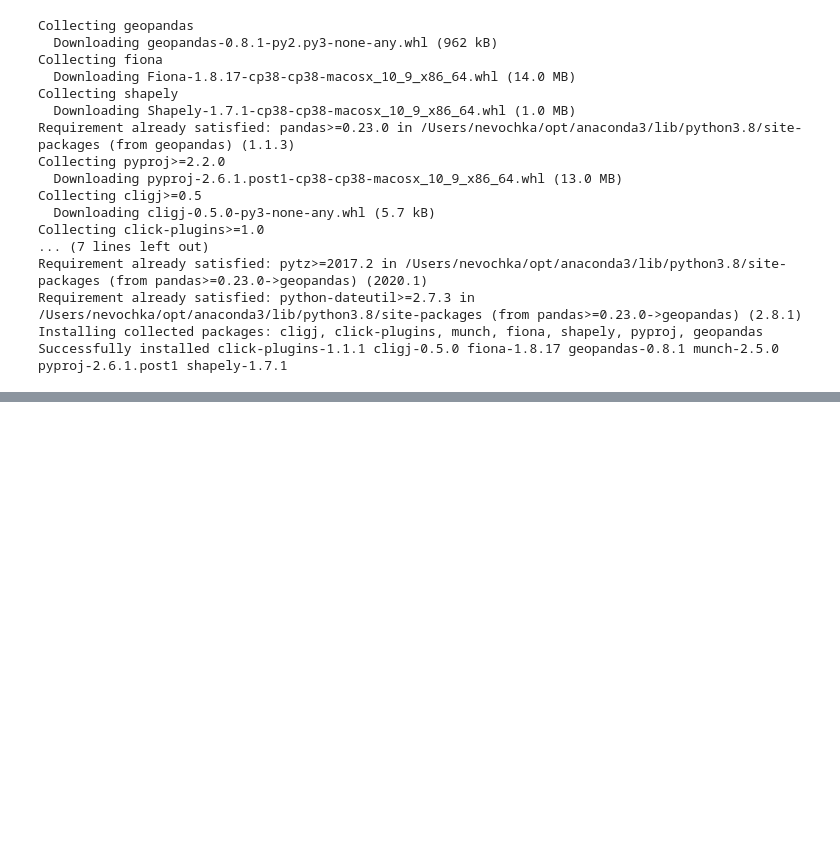
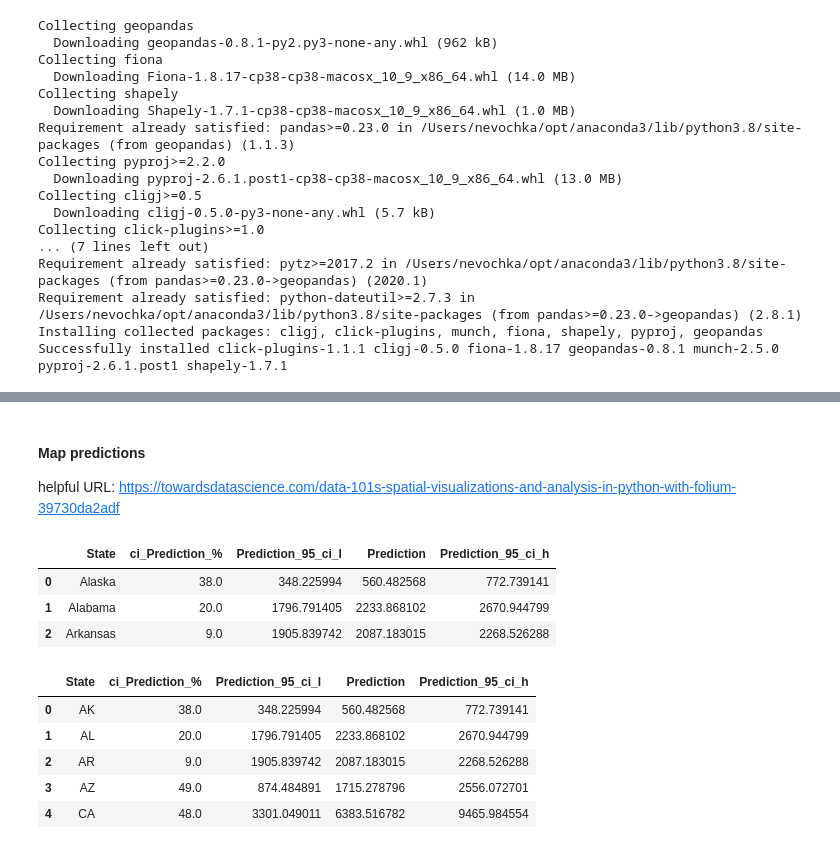
Before and after one commit to ClementGendler/Project5-Team5, a Jupyter notebook: Mapping-HOW-TO.ipynb, the cells around one changed output, grey strips where cells are left out. Saved outputs shown, nothing was run; the diff lists cells and outputs as text; code cells hidden in the pictures; blank space fills up the shorter version.

```diff
--- a/Mapping-HOW-TO.ipynb
+++ b/Mapping-HOW-TO.ipynb
@@ -26,0 +74,3 @@ Successfully installed click-plugins-1.1.1 cligj-0.5.0 fiona-1.8.17 geopandas-0.
+# %% [markdown]
+#### Map predictions
+helpful URL:  https://towardsdatascience.com/data-101s-spatial-visualizations-and-analysis-in-python-with-folium-39730da2adf
@@ -26,0 +81,11 @@ Successfully installed click-plugins-1.1.1 cligj-0.5.0 fiona-1.8.17 geopandas-0.
+# %%
+preds = pd.read_csv('./data/statepreds.csv')
+# %%
+preds = preds.drop(columns=['Unnamed: 0'], axis=1)
+# %%
+preds.head(3)
+# %% [output]
+|  | State | ci_Prediction_% | Prediction_95_ci_l | Prediction | Prediction_95_ci_h |
+| 0 | Alaska | 38.0 | 348.225994 | 560.482568 | 772.739141 |
+| 1 | Alabama | 20.0 | 1796.791405 | 2233.868102 | 2670.944799 |
+| 2 | Arkansas | 9.0 | 1905.839742 | 2087.183015 | 2268.526288 |
@@ -26,0 +214,9 @@ Successfully installed click-plugins-1.1.1 cligj-0.5.0 fiona-1.8.17 geopandas-0.
+# %%
+preds.head()
+# %% [output]
+|  | State | ci_Prediction_% | Prediction_95_ci_l | Prediction | Prediction_95_ci_h |
+| 0 | AK | 38.0 | 348.225994 | 560.482568 | 772.739141 |
+| 1 | AL | 20.0 | 1796.791405 | 2233.868102 | 2670.944799 |
+| 2 | AR | 9.0 | 1905.839742 | 2087.183015 | 2268.526288 |
+| 3 | AZ | 49.0 | 874.484891 | 1715.278796 | 2556.072701 |
+| 4 | CA | 48.0 | 3301.049011 | 6383.516782 | 9465.984554 |
```
Also changed, not shown: parts of 31 cells of this notebook, 5 other files.
